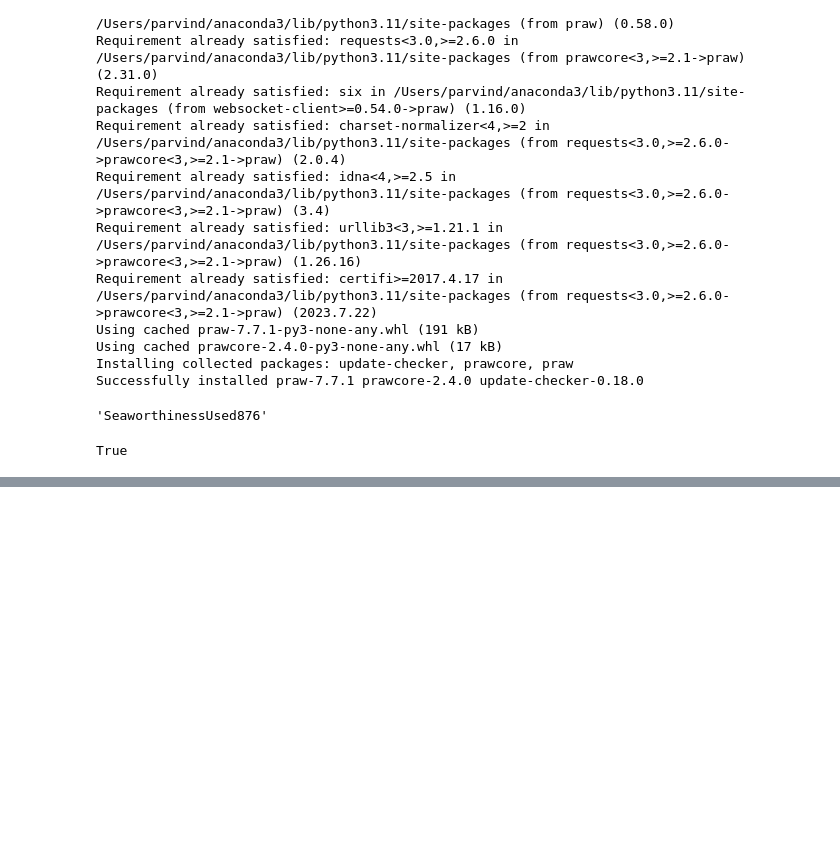
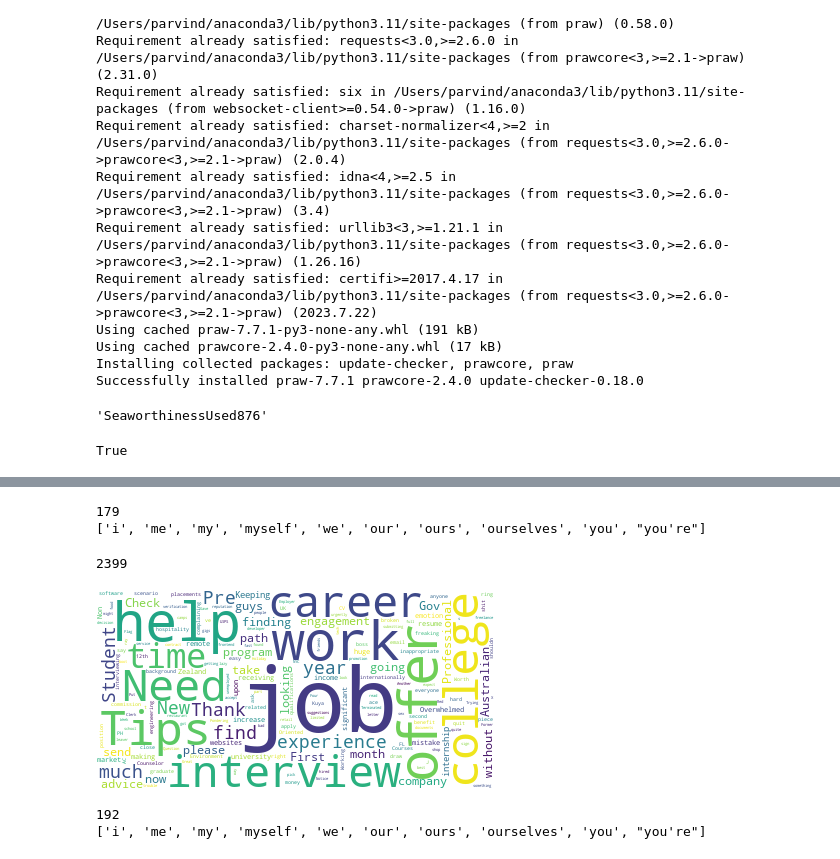
Before and after one commit to cct23062/CA2-Hdip_DA_Business, a Jupyter notebook: CA2_MLB_DV.ipynb, the cells around one changed output, grey strips where cells are left out. Cells and saved outputs as stored; diff of their text form; code cells hidden in the pictures; blank space fills up the shorter version.

```diff
--- a/CA2_MLB_DV.ipynb
+++ b/CA2_MLB_DV.ipynb
@@ -674,0 +846,20 @@ df5.head()
+# %%
+stop_words = stopwords.words('english')
+# %% [output]
+179
+['i', 'me', 'my', 'myself', 'we', 'our', 'ours', 'ourselves', 'you', "you're"]
+# %%
+# Join all the text into one long string for the word cloud
+long_string = ','.join(df5['Post Title'])
+len(long_string)
+# %% [output]
+2399
+# %%
+# Create a WordCloud object
+wordcloud = WordCloud(background_color="white", max_words=5000, contour_width=3, contour_color='steelblue', collocations=False)
+# Generate a word cloud
+wordcloud.generate(long_string)
+# Visualize the word cloud
+wordcloud.to_image()
+# %% [output]
+[figure, added]
@@ -674,0 +869,6 @@ df5.head()
+# %%
+print(len(stop_words))
+print(stop_words[:10])
+# %% [output]
+192
+['i', 'me', 'my', 'myself', 'we', 'our', 'ours', 'ourselves', 'you', "you're"]
```
Also changed, not shown: parts of 37 cells of this notebook, 1 other file.
